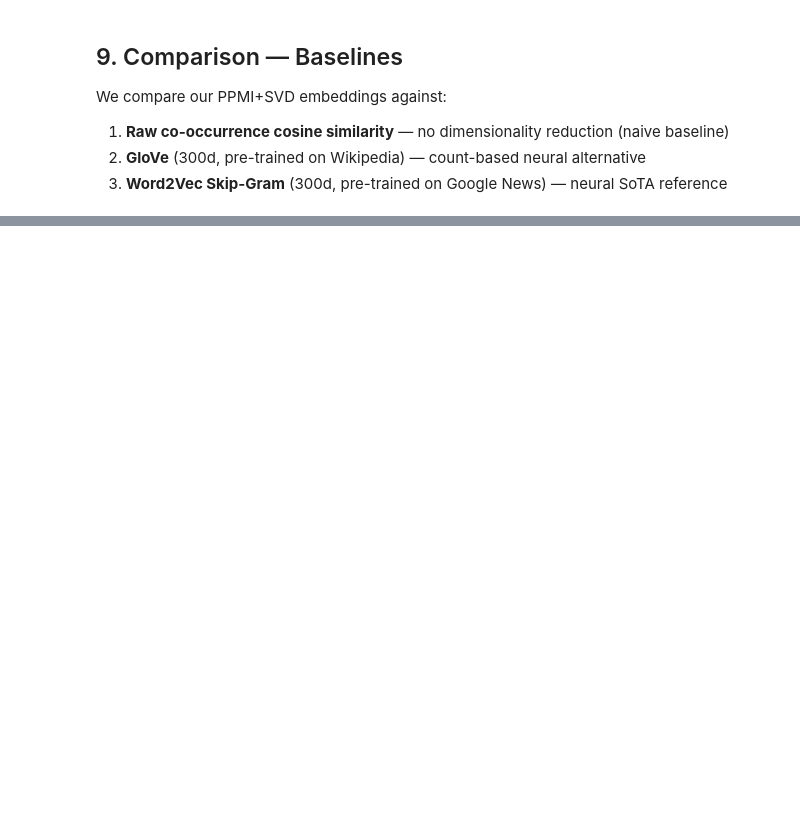
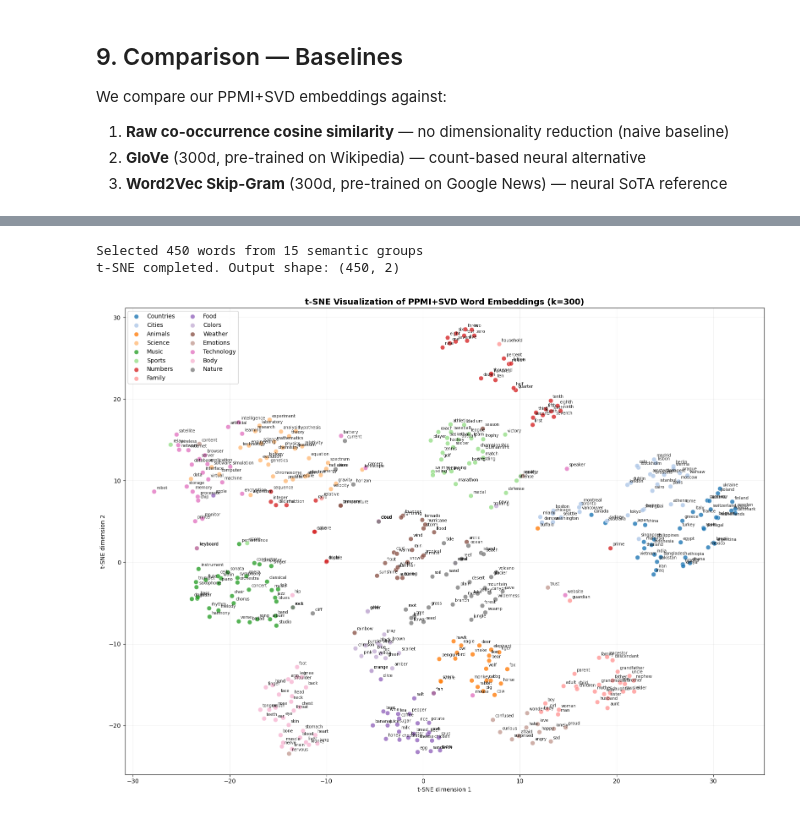
Before and after one commit to MariiaHamanuk/LaProject, a Jupyter notebook: notebooks/word_embeddings.ipynb, the cells around one changed output, grey strips where cells are left out. Drawn from its saved outputs; the diff is of its cells as text; code cells hidden in the pictures; blank space fills up the shorter version.

```diff
--- a/notebooks/word_embeddings.ipynb
+++ b/notebooks/word_embeddings.ipynb
@@ -482,0 +516,65 @@ print("    See comments above for download links.")
+# %%
+from sklearn.manifold import TSNE
+
+semantic_groups = {
+    "Countries": ["france", "germany", "italy", "spain", "china", "japan", "india", "brazil", "canada", "australia", "mexico", "egypt", "sweden", "norway", "poland", "greece", "turkey", "austria", "portugal", "argentina", "nigeria", "kenya", "ethiopia", "ghana", "iran", "iraq", "pakistan", "bangladesh", "vietnam", "thailand", "indonesia", "malaysia", "philippines", "ukraine", "netherlands", "belgium", "switzerland", "denmark", "finland"],
+    "Cities": ["london", "paris", "berlin", "rome", "moscow", "tokyo", "beijing", "washington", "chicago", "boston", "sydney", "madrid", "dublin", "amsterdam", "vienna", "prague", "cairo", "stockholm", "oslo", "warsaw", "istanbul", "dubai", "singapore", "bangkok", "mumbai", "toronto", "montreal", "vancouver", "nairobi", "lagos", "seoul", "shanghai", "lisbon", "budapest", "athens", "brussels", "zurich", "denver", "miami", "seattle"],
+    "Animals": ["dog", "cat", "horse", "bird", "fish", "bear", "lion", "tiger", "wolf", "deer", "eagle", "shark", "whale", "snake", "monkey", "rabbit", "elephant", "fox", "cow", "pig", "leopard", "cheetah", "giraffe", "zebra", "penguin", "dolphin", "crocodile", "gorilla", "chimpanzee", "parrot", "owl", "hawk", "flamingo", "buffalo", "rhinoceros", "hippopotamus", "camel", "kangaroo", "koala", "panda"],
+    "Science": ["science", "physics", "chemistry", "biology", "mathematics", "computer", "engineering", "technology", "research", "theory", "experiment", "analysis", "data", "energy", "electron", "atom", "molecule", "equation", "algorithm", "software", "hypothesis", "laboratory", "microscope", "telescope", "quantum", "relativity", "evolution", "genetics", "ecosystem", "gravity", "radiation", "spectrum", "magnetism", "velocity", "photon", "neuron", "protein", "chromosome", "catalyst", "thermodynamics"],
+    "Music": ["music", "song", "album", "band", "guitar", "piano", "jazz", "rock", "classical", "orchestra", "concert", "singer", "composer", "symphony", "melody", "rhythm", "opera", "choir", "folk", "blues", "violin", "cello", "trumpet", "saxophone", "drums", "bass", "keyboard", "conductor", "harmonica", "flute", "sonata", "ballad", "chorus", "verse", "tempo", "harmony", "instrument", "studio", "performance", "playlist"],
+    "Sports": ["football", "basketball", "baseball", "soccer", "tennis", "golf", "hockey", "swimming", "boxing", "racing", "championship", "league", "coach", "player", "team", "score", "match", "victory", "stadium", "tournament", "volleyball", "cycling", "rowing", "skiing", "wrestling", "athletics", "marathon", "triathlon", "gymnastics", "archery", "referee", "penalty", "defense", "offense", "trophy", "medal", "training", "fitness", "sprint", "relay"],
+    "Numbers": ["zero", "one", "two", "three", "four", "five", "six", "seven", "eight", "nine", "ten", "hundred", "thousand", "million", "billion", "first", "second", "third", "fourth", "fifth", "sixth", "seventh", "eighth", "ninth", "tenth", "dozen", "quarter", "half", "double", "triple", "quadruple", "percent", "fraction", "decimal", "integer", "prime", "square", "cube", "ratio", "sequence"],
+    "Family": ["father", "mother", "son", "daughter", "brother", "sister", "husband", "wife", "uncle", "aunt", "grandfather", "grandmother", "boy", "girl", "man", "woman", "child", "children", "baby", "family", "cousin", "nephew", "niece", "stepfather", "stepmother", "godfather", "godmother", "sibling", "spouse", "parent", "grandchild", "toddler", "teenager", "adult", "elder", "guardian", "ancestor", "descendant", "relative", "household"],
+    "Food": ["bread", "rice", "pasta", "soup", "salad", "pizza", "burger", "sandwich", "cheese", "butter", "milk", "egg", "sugar", "salt", "pepper", "chicken", "beef", "pork", "fish", "shrimp", "tomato", "potato", "onion", "garlic", "carrot", "apple", "banana", "orange", "strawberry", "chocolate", "coffee", "tea", "juice", "wine", "beer", "cake", "cookie", "ice cream", "honey", "olive"],
+    "Colors": ["red", "blue", "green", "yellow", "orange", "purple", "pink", "brown", "black", "white", "gray", "silver", "gold", "turquoise", "indigo", "violet", "magenta", "cyan", "beige", "crimson", "scarlet", "emerald", "sapphire", "amber", "ivory", "maroon", "navy", "teal", "lavender", "coral"],
+    "Weather": ["rain", "snow", "wind", "storm", "cloud", "sunshine", "thunder", "lightning", "fog", "hail", "rainbow", "hurricane", "tornado", "drought", "flood", "frost", "blizzard", "temperature", "humidity", "pressure", "forecast", "climate", "season", "spring", "summer", "autumn", "winter", "sunny", "cloudy", "overcast", "breeze", "gale", "heatwave", "cold", "warm", "tropical", "arctic", "monsoon", "typhoon", "sandstorm"],
+    "Emotions": ["happy", "sad", "angry", "afraid", "surprised", "disgusted", "anxious", "excited", "bored", "lonely", "proud", "jealous", "grateful", "hopeful", "confused", "ashamed", "content", "curious", "frustrated", "nervous", "joyful", "melancholy", "nostalgic", "embarrassed", "confident", "guilty", "enthusiastic", "depressed", "calm", "irritated", "love", "hate", "grief", "wonder", "awe", "compassion", "envy", "trust", "disgust", "anticipation"],
+    "Technology": ["internet", "website", "application", "database", "network", "server", "browser", "password", "encryption", "artificial", "intelligence", "machine", "learning", "blockchain", "cloud", "streaming", "processor", "memory", "storage", "interface", "keyboard", "monitor", "mouse", "printer", "camera", "microphone", "speaker", "battery", "wireless", "bluetooth", "satellite", "robot", "automation", "cybersecurity", "virtual", "augmented", "simulation", "sensor", "drone", "chip"],
+    "Body": ["head", "face", "eye", "ear", "nose", "mouth", "teeth", "tongue", "neck", "shoulder", "arm", "elbow", "wrist", "hand", "finger", "chest", "heart", "lung", "stomach", "back", "hip", "leg", "knee", "ankle", "foot", "toe", "brain", "bone", "muscle", "skin", "blood", "nerve", "liver", "kidney", "spine", "throat", "jaw", "forehead", "cheek", "heel"],
+    "Nature": ["mountain", "river", "ocean", "forest", "desert", "valley", "island", "volcano", "glacier", "waterfall", "canyon", "beach", "jungle", "meadow", "lake", "cave", "cliff", "reef", "swamp", "plain", "soil", "rock", "sand", "grass", "flower", "tree", "leaf", "seed", "root", "branch", "moss", "fern", "seaweed", "coral", "cloud", "wave", "tide", "current", "horizon", "wilderness"],
+}
+
+selected_words = []
+word_categories = []
+for category, words in semantic_groups.items():
+    for w in words:
+        if w in word2idx:
+            selected_words.append(w)
+            word_categories.append(category)
+
+selected_indices = [word2idx[w] for w in selected_words]
+print(f"Selected {len(selected_words)} words from {len(semantic_groups)} semantic groups")
+
+E_selected = E_norm[selected_indices]
+tsne = TSNE(n_components=2, perplexity=30, random_state=42, learning_rate="auto")
+E_2d = tsne.fit_transform(E_selected)
+print(f"t-SNE completed. Output shape: {E_2d.shape}")
+
+fig, ax = plt.subplots(figsize=(16, 12))
+
+category_names = list(semantic_groups.keys())
+cmap = colormaps.get_cmap("tab20")
+cat_to_color = {cat: cmap(i) for i, cat in enumerate(category_names)}
+
+for cat in category_names:
+    mask = [c == cat for c in word_categories]
+    x = E_2d[mask, 0]
+    y = E_2d[mask, 1]
+    ax.scatter(x, y, c=[cat_to_color[cat]], label=cat, s=60, alpha=0.8, edgecolors="white", linewidths=0.5)
+
+for i, word in enumerate(selected_words):
+    ax.annotate(word, (E_2d[i, 0], E_2d[i, 1]),
+                fontsize=7, alpha=0.85,
+                xytext=(4, 4), textcoords="offset points")
+
+ax.legend(fontsize=10, loc="upper left", framealpha=0.9, ncol=2)
+ax.set_title("t-SNE Visualization of PPMI+SVD Word Embeddings (k=300)", fontsize=14, fontweight="bold")
+ax.set_xlabel("t-SNE dimension 1")
+ax.set_ylabel("t-SNE dimension 2")
+ax.grid(True, alpha=0.2)
+plt.tight_layout()
+plt.show()
+# %% [output]
+Selected 450 words from 15 semantic groups
+t-SNE completed. Output shape: (450, 2)
+[figure, added]
```
Also changed, not shown: parts of 20 cells of this notebook, 2 other files.
